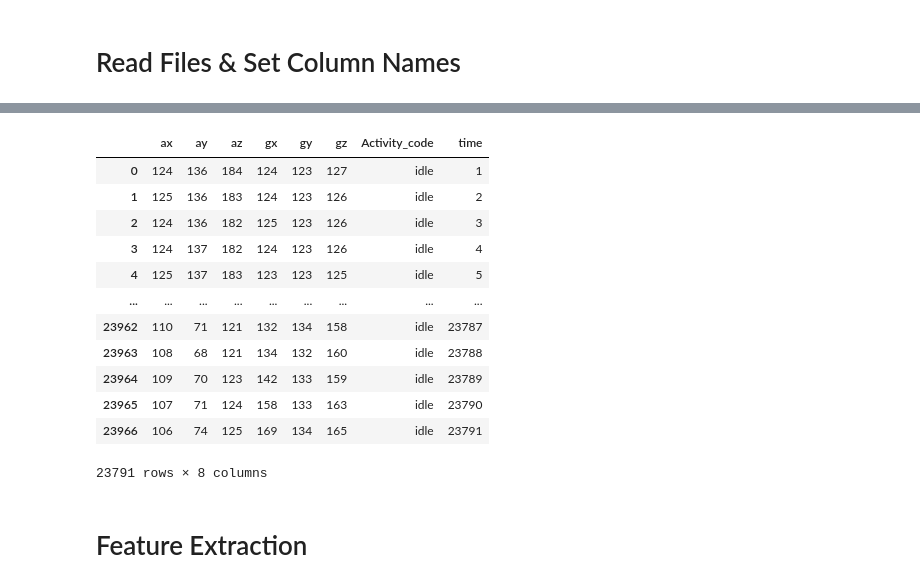
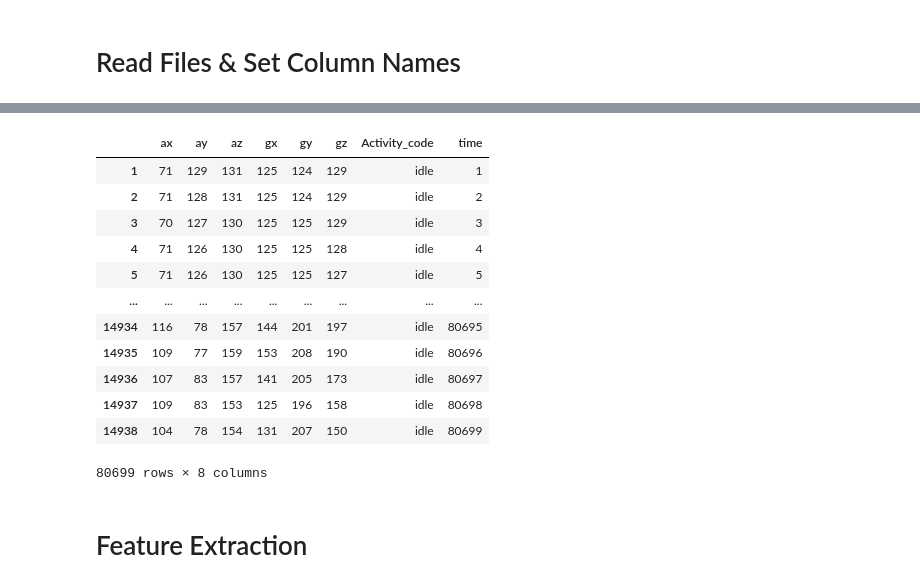
Before and after one commit to uosjapuelks/capstoneml, a Jupyter notebook: notebook/conv_trainer.ipynb, the cells around one changed output, grey strips where cells are left out. Saved outputs shown, nothing was run; the diff lists cells and outputs as text; code cells hidden in the pictures.

```diff
--- a/notebook/conv_trainer.ipynb
+++ b/notebook/conv_trainer.ipynb
@@ -38,32 +41,33 @@ targetfiles
 # %%
-df = load_to_df(targetfiles[1:], cols)
+df = load_to_df(targetfiles, cols)
 
 # Remove ';'
 df[train_cols[6]] = df[train_cols[6]].str.slice(start=0, stop=-1)
 
 # Cleanup anomalies
 df = df[df['Activity_code'].isin(train_classes)]
+df[cols[:6]] = df[cols[:6]].astype('int')
 df = df[(df[cols[:6]] <= 255).all(axis=1)]
 df = df[(df[cols[:6]] >= 0).all(axis=1)]
 # df = df[filter]
 df['time']=[i+1 for i in range(df.shape[0])]
 # df['gz'] = df['gz'].astype('int')
 
 df
 # %% [output]
 |  | ax | ay | az | gx | gy | gz | Activity_code | time |
-| 0 | 124 | 136 | 184 | 124 | 123 | 127 | idle | 1 |
-| 1 | 125 | 136 | 183 | 124 | 123 | 126 | idle | 2 |
-| 2 | 124 | 136 | 182 | 125 | 123 | 126 | idle | 3 |
-| 3 | 124 | 137 | 182 | 124 | 123 | 126 | idle | 4 |
-| 4 | 125 | 137 | 183 | 123 | 123 | 125 | idle | 5 |
+| 1 | 71 | 129 | 131 | 125 | 124 | 129 | idle | 1 |
+| 2 | 71 | 128 | 131 | 125 | 124 | 129 | idle | 2 |
+| 3 | 70 | 127 | 130 | 125 | 125 | 129 | idle | 3 |
+| 4 | 71 | 126 | 130 | 125 | 125 | 128 | idle | 4 |
+| 5 | 71 | 126 | 130 | 125 | 125 | 127 | idle | 5 |
 | ... | ... | ... | ... | ... | ... | ... | ... | ... |
-| 23962 | 110 | 71 | 121 | 132 | 134 | 158 | idle | 23787 |
-| 23963 | 108 | 68 | 121 | 134 | 132 | 160 | idle | 23788 |
-| 23964 | 109 | 70 | 123 | 142 | 133 | 159 | idle | 23789 |
-| 23965 | 107 | 71 | 124 | 158 | 133 | 163 | idle | 23790 |
-| 23966 | 106 | 74 | 125 | 169 | 134 | 165 | idle | 23791 |
+| 14934 | 116 | 78 | 157 | 144 | 201 | 197 | idle | 80695 |
+| 14935 | 109 | 77 | 159 | 153 | 208 | 190 | idle | 80696 |
+| 14936 | 107 | 83 | 157 | 141 | 205 | 173 | idle | 80697 |
+| 14937 | 109 | 83 | 153 | 125 | 196 | 158 | idle | 80698 |
+| 14938 | 104 | 78 | 154 | 131 | 207 | 150 | idle | 80699 |
-23791 rows × 8 columns
+80699 rows × 8 columns
 # %% [markdown]
 # Feature Extraction
 # %%
```
Also changed, not shown: parts of 17 cells of this notebook, 3 other files.
